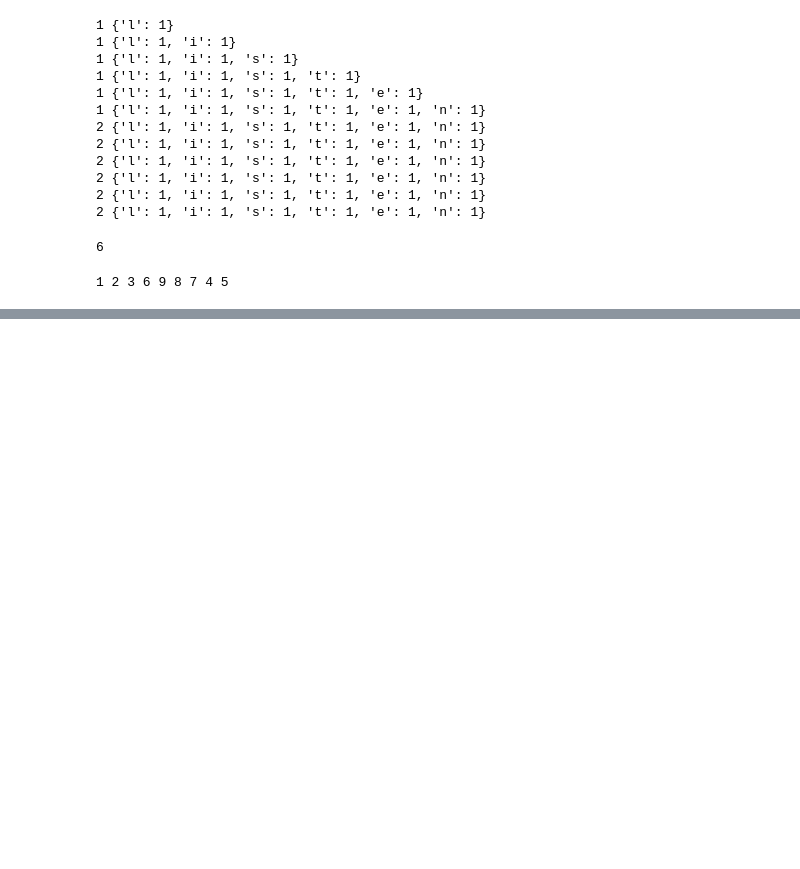
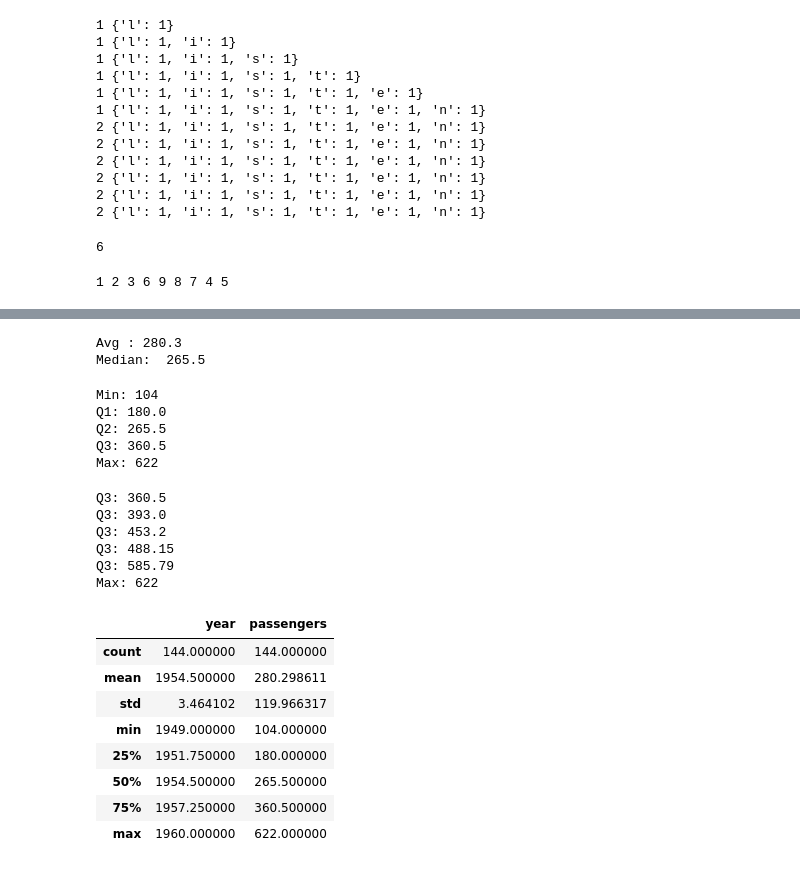
Before and after one commit to FardinKhan10/Stat-ML, a Jupyter notebook: Demo.ipynb, the cells around one changed output, grey strips where cells are left out. Saved outputs shown, nothing was run; the diff lists cells and outputs as text; code cells hidden in the pictures; blank space fills up the shorter version.

```diff
--- a/Demo.ipynb
+++ b/Demo.ipynb
@@ -587,0 +655,49 @@ for num in result:
+# %%
+#avg, medain passengers
+print('Avg :',round(data['passengers'].mean(),2))
+print('Median: ',round(data['passengers'].median(),2))
+# %% [output]
+Avg : 280.3
+Median:  265.5
+# %%
+# Five number summary for the bill
+
+print('Min:',round(data['passengers'].min(),2))
+print('Q1:',round(data['passengers'].quantile(0.25),2))
+print('Q2:',round(data['passengers'].quantile(0.5),2))
+print('Q3:',round(data['passengers'].quantile(0.75),2))
+print('Max:',round(data['passengers'].max(),2))
+# %% [output]
+Min: 104
+Q1: 180.0
+Q2: 265.5
+Q3: 360.5
+Max: 622
+# %%
+# lets investigate data b/w q3 and max
+print('Q3:',round(data['passengers'].quantile(0.75),2))
+print('Q3:',round(data['passengers'].quantile(0.80),2))
+print('Q3:',round(data['passengers'].quantile(0.90),2))
+print('Q3:',round(data['passengers'].quantile(0.95),2))
+print('Q3:',round(data['passengers'].quantile(0.99),2))
+print('Max:',round(data['passengers'].max(),2))
+# %% [output]
+Q3: 360.5
+Q3: 393.0
+Q3: 453.2
+Q3: 488.15
+Q3: 585.79
+Max: 622
+# %%
+# data statisitcal method
+data.describe()
+# %% [output]
+|  | year | passengers |
+| count | 144.000000 | 144.000000 |
+| mean | 1954.500000 | 280.298611 |
+| std | 3.464102 | 119.966317 |
+| min | 1949.000000 | 104.000000 |
+| 25% | 1951.750000 | 180.000000 |
+| 50% | 1954.500000 | 265.500000 |
+| 75% | 1957.250000 | 360.500000 |
+| max | 1960.000000 | 622.000000 |
```
Also changed, not shown: parts of 8 cells of this notebook, 4 other files.
